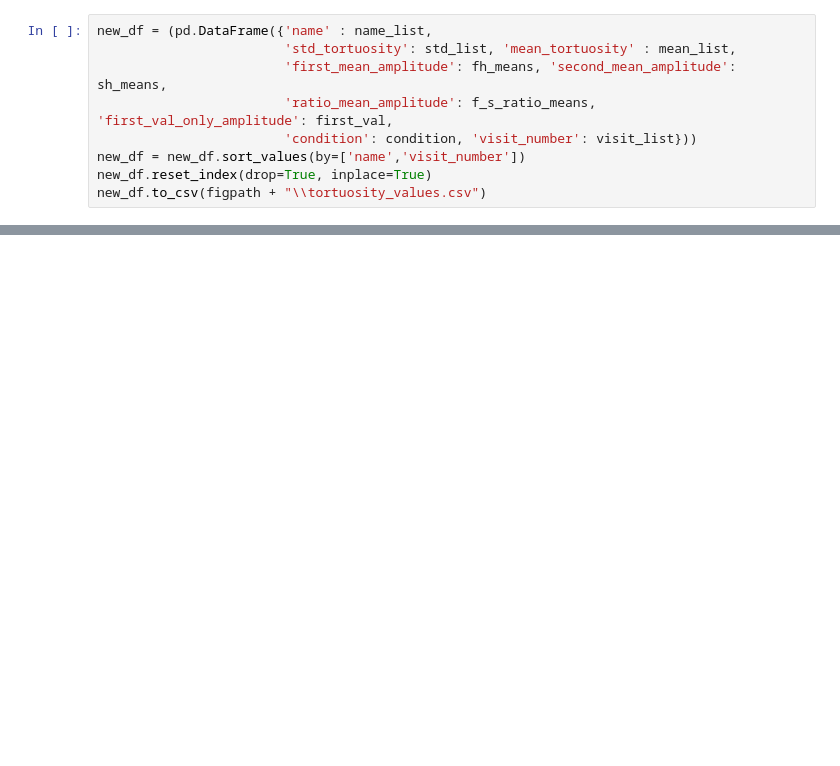
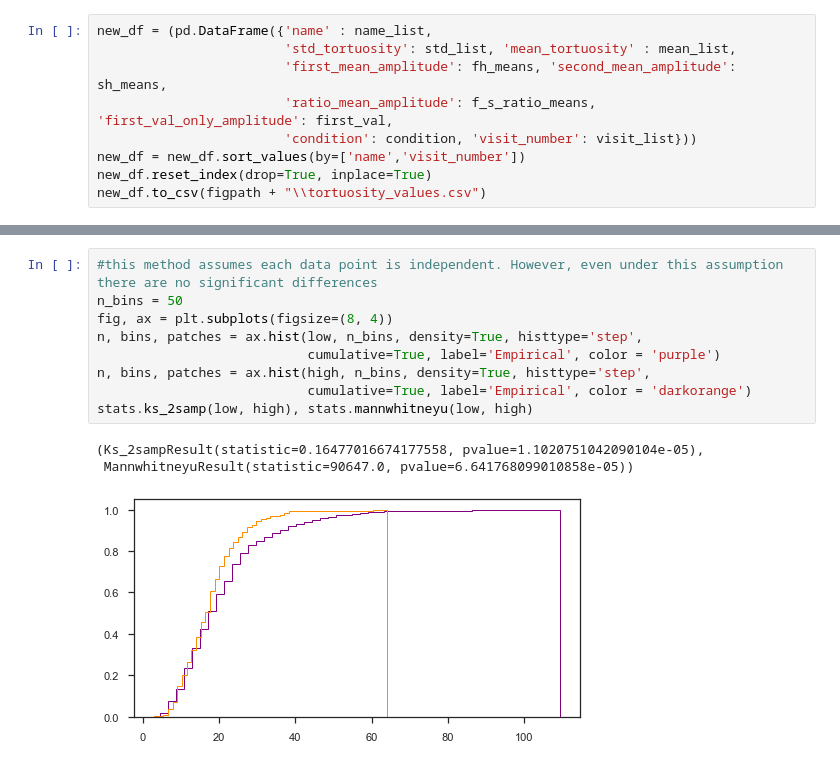
Before and after one commit to itsMahad/MothAbdominalRestriction, a Jupyter notebook: A_Step7_Displacement_Distance_Tortuosity_Loop.ipynb, the cells around one changed output, grey strips where cells are left out. Saved outputs shown, nothing was run; the diff lists cells and outputs as text; blank space fills up the shorter version.

```diff
--- a/A_Step7_Displacement_Distance_Tortuosity_Loop.ipynb
+++ b/A_Step7_Displacement_Distance_Tortuosity_Loop.ipynb
@@ -242,0 +269,13 @@ new_df.to_csv(figpath + "\\tortuosity_values.csv")
+# %%
+#this method assumes each data point is independent. However, even under this assumption there are no significant differences
+n_bins = 50
+fig, ax = plt.subplots(figsize=(8, 4))
+n, bins, patches = ax.hist(low, n_bins, density=True, histtype='step',
+                           cumulative=True, label='Empirical', color = 'purple')
+n, bins, patches = ax.hist(high, n_bins, density=True, histtype='step',
+                           cumulative=True, label='Empirical', color = 'darkorange')
+stats.ks_2samp(low, high), stats.mannwhitneyu(low, high)
+# %% [output]
+(Ks_2sampResult(statistic=0.16477016674177558, pvalue=1.1020751042090104e-05),
+ MannwhitneyuResult(statistic=90647.0, pvalue=6.641768099010858e-05))
+[figure, added]
```
Also changed, not shown: parts of 32 cells of this notebook.
